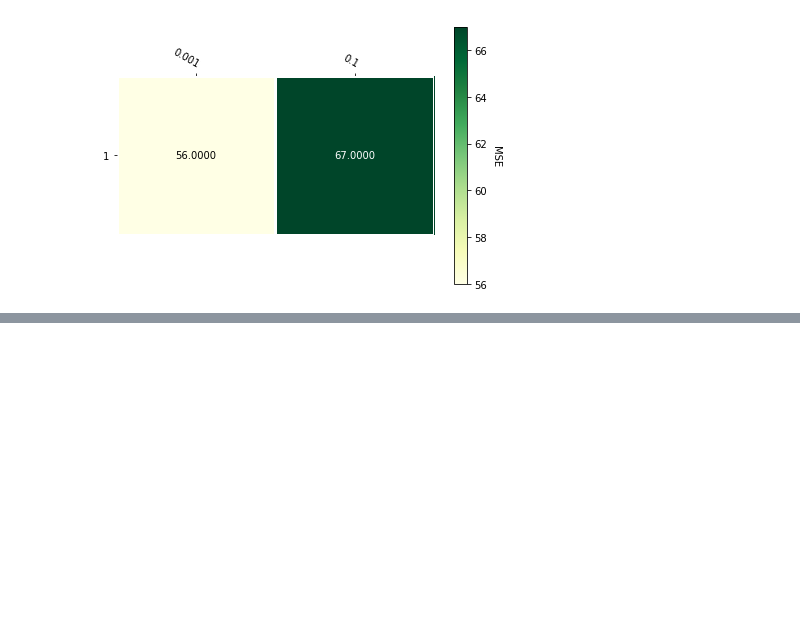
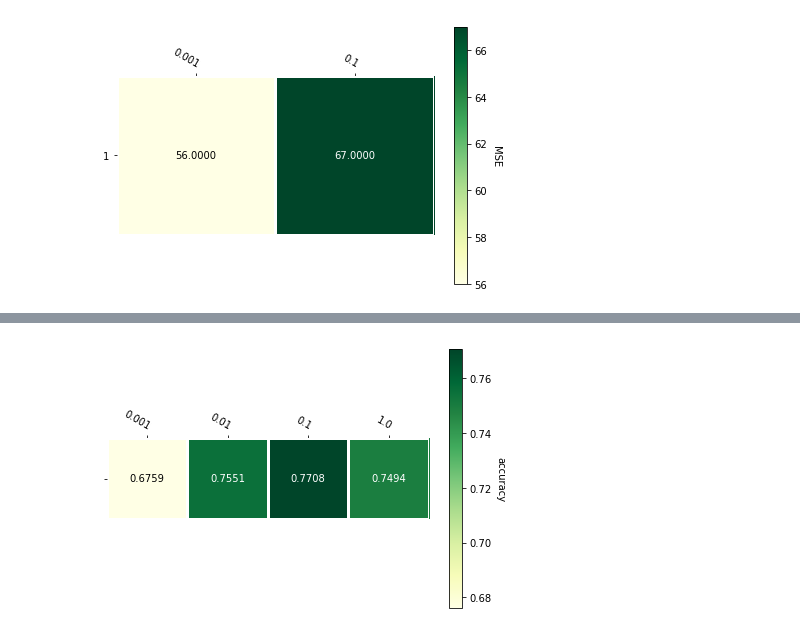
Before and after one commit to jonabaa/Project3, a Jupyter notebook: Vectorizer example.ipynb, the cells around one changed output, grey strips where cells are left out. Drawn from its saved outputs; the diff is of its cells as text; code cells hidden in the pictures; blank space fills up the shorter version.

```diff
--- a/Vectorizer example.ipynb
+++ b/Vectorizer example.ipynb
@@ -250,0 +363,4 @@ print(features)
+# %%
+svm_scores = svm_tester(x_train, y_train, [0.001, 0.01, 0.1, 1], folds = 2, plot = True)
+# %% [output]
+[figure, added]
```
Also changed, not shown: parts of 7 cells of this notebook.
